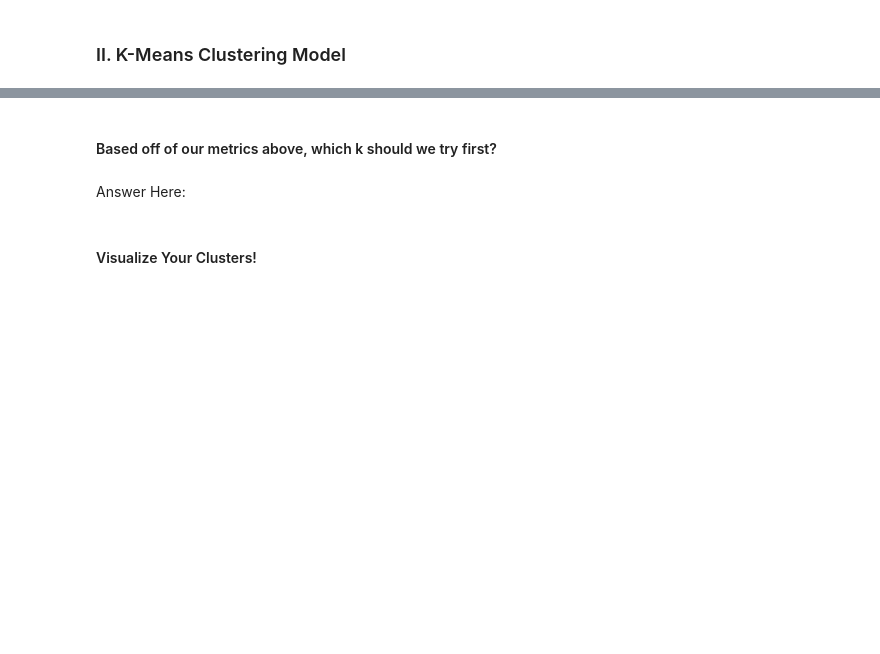
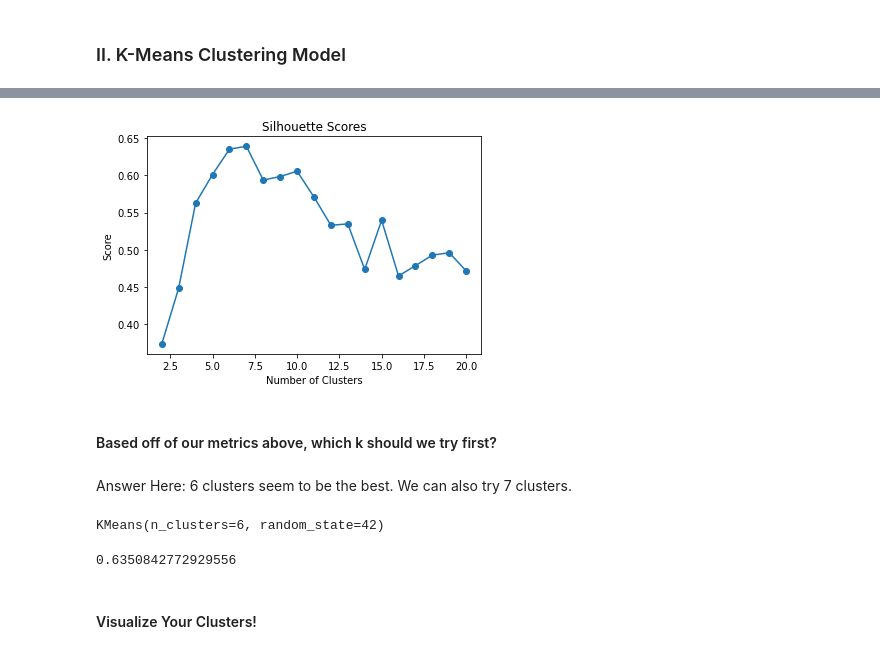
Before and after one commit to Tatadektep/Clustering_Lab, a Jupyter notebook: starter-code.ipynb, the cells around one changed output, grey strips where cells are left out. Saved outputs shown, nothing was run; the diff lists cells and outputs as text; code cells hidden in the pictures; blank space fills up the shorter version.

```diff
--- a/starter-code.ipynb
+++ b/starter-code.ipynb
@@ -88,3 +229,8 @@ for k in range(1, 21):
 silhouette_list = []
 
 for k in range(2, 21):
+    kmeans = KMeans(n_clusters=k, random_state=42)
+    kmeans.fit(X_sc)
+    silhouette_list.append(silhouette_score(X_sc,kmeans.labels_))
+
+silhouette_list
@@ -91,13 +257,28 @@ for k in range(2, 21):
+# %%
+plt.plot(range(2,21),silhouette_list, marker='o')
+plt.xlabel("Number of Clusters")
+plt.ylabel("Score")
+plt.title("Silhouette Scores");
+# %% [output]
+[figure, added]
 # %% [markdown]
 #### Based off of our metrics above, which k should we try first?
 # %% [markdown]
-Answer Here:
+Answer Here: 6 clusters seem to be the best.
+We can also try 7 clusters.
 # %%
 # Now let's try it!
+km = KMeans(n_clusters=6, random_state=42)
 
 # Instantiate & Fit
+km.fit(X_sc)
+# %% [output]
+KMeans(n_clusters=6, random_state=42)
 # %%
 # Silhouette Score
+silhouette_score(X_sc,km.labels_)
+# %% [output]
+0.6350842772929556
 # %% [markdown]
 #### Visualize Your Clusters!
 # %%
```
Also changed, not shown: parts of 52 cells of this notebook.
